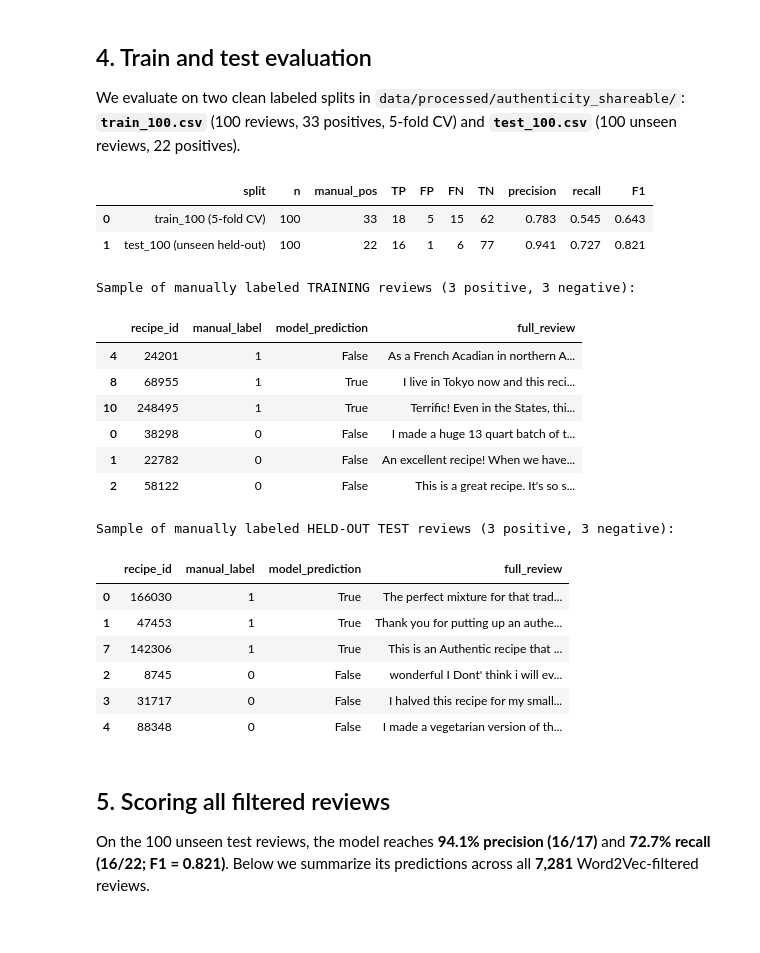
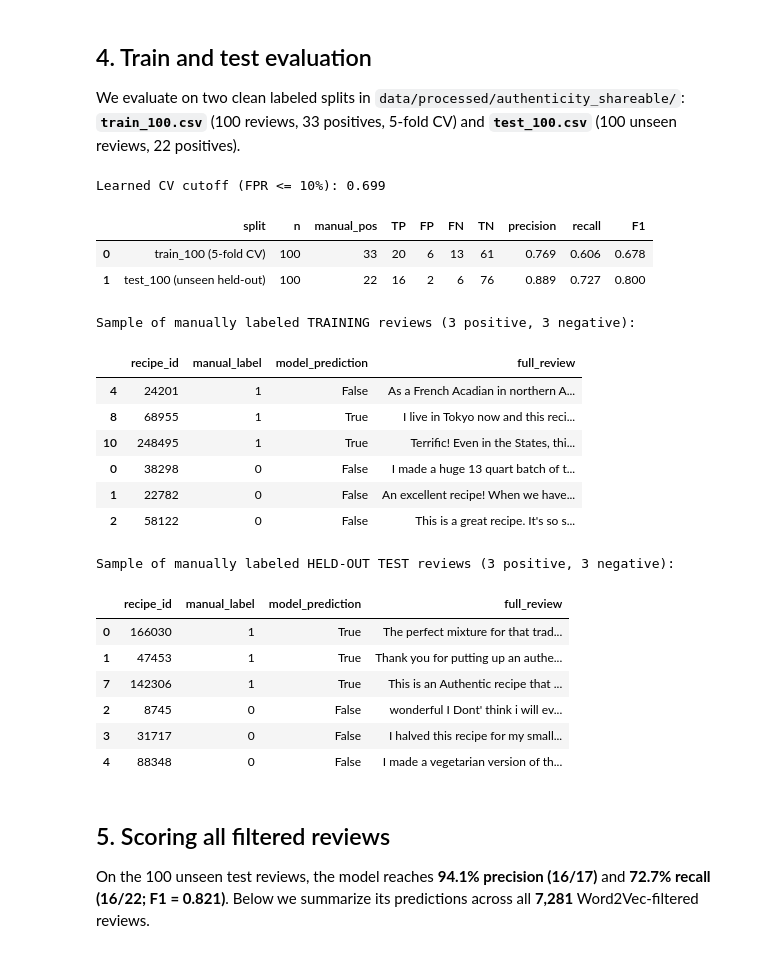
Before and after one commit to EstebanPerez99/cuisine-networks, a Jupyter notebook: notebooks/04_authenticity_review_analysis.ipynb, the cells around one changed output. Saved outputs shown, nothing was run; the diff lists cells and outputs as text; code cells hidden in the pictures.

```diff
--- a/notebooks/04_authenticity_review_analysis.ipynb
+++ b/notebooks/04_authenticity_review_analysis.ipynb
@@ -154,8 +207,51 @@ display(kwic_checks)
 
 We evaluate on two clean labeled splits in `data/processed/authenticity_shareable/`: **`train_100.csv`** (100 reviews, 33 positives, 5-fold CV) and **`test_100.csv`** (100 unseen reviews, 22 positives).
 # %%
-train_df = pd.read_csv(SHARE_DIR / "train_100.csv")
-test_df = pd.read_csv(SHARE_DIR / "test_100.csv")
+from sklearn.linear_model import LogisticRegression
+from sklearn.model_selection import StratifiedKFold
+from sklearn.preprocessing import StandardScaler
+
+train_df = pd.read_csv(SHARE_DIR / "train_100.csv")[["recipe_id", "review_id", "full_review", "manual_label"]].copy()
+test_df = pd.read_csv(SHARE_DIR / "test_100.csv")[["recipe_id", "review_id", "full_review", "manual_label", "test_batch"]].copy()
+
+# Build 10-feature matrices live: 6 GTE query cosine similarities + 4 KWIC clause flags
+X_train = np.column_stack([embed_gte(train_df["full_review"]) @ anchor_vectors.T, kwic_flags(train_df["full_review"])])
+X_test = np.column_stack([embed_gte(test_df["full_review"]) @ anchor_vectors.T, kwic_flags(test_df["full_review"])])
+y_train = train_df["manual_label"].to_numpy(dtype=bool)
+y_test = test_df["manual_label"].to_numpy(dtype=bool)
+
+WEIGHTS = np.array([1, 1, 1, 1, 1, 1, 2, 2, 2, 2], dtype=np.float32)
+
+def choose_cutoff(labels, scores):
+    """Maximize recall subject to false-positive rate <= 10%."""
+    candidates = np.r_[np.inf, np.unique(scores)]
+    def rank(t):
+        pred = scores >= t
+        fpr = pred[~labels].mean()
+        return fpr <= 0.10, pred[labels].mean(), -fpr, t
+    return float(max(candidates, key=rank))
+
+# 5-fold stratified cross-validation on train_100 to pick the decision cutoff
+oof_scores = np.zeros(len(y_train))
+cv = StratifiedKFold(n_splits=5, shuffle=True, random_state=251)
+for tr_idx, val_idx in cv.split(X_train, y_train):
+    sc_fold = StandardScaler().fit(X_train[tr_idx])
+    clf_fold = LogisticRegression(C=0.1, class_weight="balanced", max_iter=2000)
+    clf_fold.fit(sc_fold.transform(X_train[tr_idx]) * WEIGHTS, y_train[tr_idx])
+    oof_scores[val_idx] = clf_fold.decision_function(sc_fold.transform(X_train[val_idx]) * WEIGHTS)
+
+cutoff = choose_cutoff(y_train, oof_scores)
+
+# Fit final scaler and Logistic Regression on all 100 training reviews, then predict on unseen test_100
+scaler = StandardScaler().fit(X_train)
+clf = LogisticRegression(C=0.1, class_weight="balanced", max_iter=2000)
+clf.fit(scaler.transform(X_train) * WEIGHTS, y_train)
+
+train_df["model_score"] = oof_scores
+train_df["model_prediction"] = oof_scores >= cutoff
+test_scores = clf.decision_function(scaler.transform(X_test) * WEIGHTS)
+test_df["model_score"] = test_scores
+test_df["model_prediction"] = test_scores >= cutoff
 
 def summarize_split(name, df):
     y = df["manual_label"].astype(bool)
@@ -163,39 +259,40 @@ def summarize_split(name, df):
     tp, fp, fn, tn = int((y & p).sum()), int((~y & p).sum()), int((y & ~p).sum()), int((~y & ~p).sum())
     prec = tp / (tp + fp) if (tp + fp) else 0.0
     rec = tp / (tp + fn) if (tp + fn) else 0.0
     f1 = 2 * prec * rec / (prec + rec) if (prec + rec) else 0.0
     return {
         "split": name, "n": len(df), "manual_pos": int(y.sum()),
         "TP": tp, "FP": fp, "FN": fn, "TN": tn,
         "precision": round(prec, 3), "recall": round(rec, 3), "F1": round(f1, 3),
     }
 
-perf = pd.DataFrame([
+print(f"Learned CV cutoff (FPR <= 10%): {cutoff:.3f}")
+display(pd.DataFrame([
     summarize_split("train_100 (5-fold CV)", train_df),
     summarize_split("test_100 (unseen held-out)", test_df),
-])
-display(perf)
+]))
 
 print("\nSample of manually labeled TRAINING reviews (3 positive, 3 negative):")
 tr_sample = pd.concat([
     train_df[train_df["manual_label"].astype(bool)].head(3),
     train_df[~train_df["manual_label"].astype(bool)].head(3),
 ])[["recipe_id", "manual_label", "model_prediction", "full_review"]].copy()
 tr_sample["full_review"] = tr_sample["full_review"].map(lambda s: " ".join(html.unescape(s).split())[:130] + "...")
 display(tr_sample)
 
 print("\nSample of manually labeled HELD-OUT TEST reviews (3 positive, 3 negative):")
 te_sample = pd.concat([
     test_df[test_df["manual_label"].astype(bool)].head(3),
     test_df[~test_df["manual_label"].astype(bool)].head(3),
 ])[["recipe_id", "manual_label", "model_prediction", "full_review"]].copy()
 te_sample["full_review"] = te_sample["full_review"].map(lambda s: " ".join(html.unescape(s).split())[:130] + "...")
 display(te_sample)
 # %% [output]
+Learned CV cutoff (FPR <= 10%): 0.699
 |  | split | n | manual_pos | TP | FP | FN | TN | precision | recall | F1 |
-| 0 | train_100 (5-fold CV) | 100 | 33 | 18 | 5 | 15 | 62 | 0.783 | 0.545 | 0.643 |
-| 1 | test_100 (unseen held-out) | 100 | 22 | 16 | 1 | 6 | 77 | 0.941 | 0.727 | 0.821 |
+| 0 | train_100 (5-fold CV) | 100 | 33 | 20 | 6 | 13 | 61 | 0.769 | 0.606 | 0.678 |
+| 1 | test_100 (unseen held-out) | 100 | 22 | 16 | 2 | 6 | 76 | 0.889 | 0.727 | 0.800 |
-Sample of manually labeled TRAINING reviews (3 positive, 3 negative):
+Sample of manually labeled TRAINING reviews (3 positive, 3 negative):
 |  | recipe_id | manual_label | model_prediction | full_review |
 | 4 | 24201 | 1 | False | As a French Acadian in northern A... |
 | 8 | 68955 | 1 | True | I live in Tokyo now and this reci... |
@@ -203,7 +300,7 @@ Sample of manually labeled TRAINING reviews (3 positive, 3 negative):
 | 0 | 38298 | 0 | False | I made a huge 13 quart batch of t... |
 | 1 | 22782 | 0 | False | An excellent recipe! When we have... |
 | 2 | 58122 | 0 | False | This is a great recipe. It's so s... |
-Sample of manually labeled HELD-OUT TEST reviews (3 positive, 3 negative):
+Sample of manually labeled HELD-OUT TEST reviews (3 positive, 3 negative):
 |  | recipe_id | manual_label | model_prediction | full_review |
 | 0 | 166030 | 1 | True | The perfect mixture for that trad... |
 | 1 | 47453 | 1 | True | Thank you for putting up an authe... |
```
Also changed, not shown: parts of 6 cells of this notebook.
